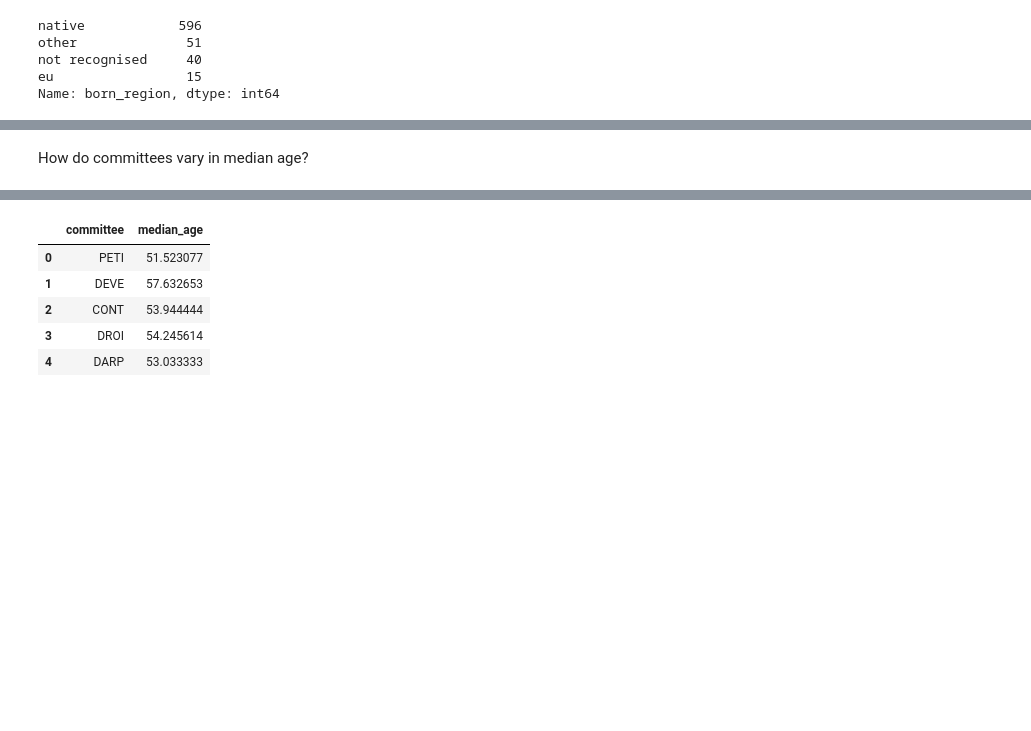
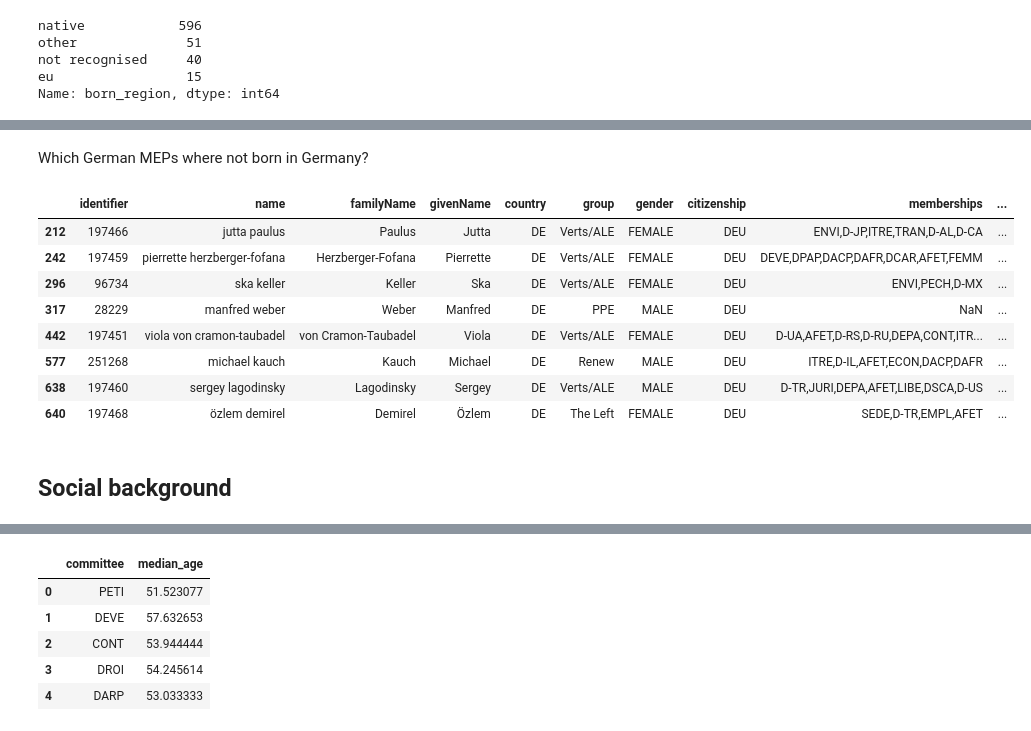
Before and after one commit to SWRdata/p081_euparlament_divers, a Jupyter notebook: analysis/analyse.ipynb, the cells around one changed output, grey strips where cells are left out. Drawn from its saved outputs; the diff is of its cells as text; code cells hidden in the pictures; blank space fills up the shorter version.

```diff
--- a/analysis/analyse.ipynb
+++ b/analysis/analyse.ipynb
@@ -177,2 +175,16 @@ plt.show()
+# %% [markdown]
+Which German MEPs where not born in Germany?
+# %%
+meps_df.loc[(meps_df["country"] == "DE") & (meps_df["born_region"] != "native")]
+# %% [output]
+|  | identifier | name | familyName | givenName | country | group | gender | citizenship | memberships | ... |
+| 212 | 197466 | jutta paulus | Paulus | Jutta | DE | Verts/ALE | FEMALE | DEU | ENVI,D-JP,ITRE,TRAN,D-AL,D-CA | ... |
+| 242 | 197459 | pierrette herzberger-fofana | Herzberger-Fofana | Pierrette | DE | Verts/ALE | FEMALE | DEU | DEVE,DPAP,DACP,DAFR,DCAR,AFET,FEMM | ... |
+| 296 | 96734 | ska keller | Keller | Ska | DE | Verts/ALE | FEMALE | DEU | ENVI,PECH,D-MX | ... |
+| 317 | 28229 | manfred weber | Weber | Manfred | DE | PPE | MALE | DEU | NaN | ... |
+| 442 | 197451 | viola von cramon-taubadel | von Cramon-Taubadel | Viola | DE | Verts/ALE | FEMALE | DEU | D-UA,AFET,D-RS,D-RU,DEPA,CONT,ITR... | ... |
+| 577 | 251268 | michael kauch | Kauch | Michael | DE | Renew | MALE | DEU | ITRE,D-IL,AFET,ECON,DACP,DAFR | ... |
+| 638 | 197460 | sergey lagodinsky | Lagodinsky | Sergey | DE | Verts/ALE | MALE | DEU | D-TR,JURI,DEPA,AFET,LIBE,DSCA,D-US | ... |
+| 640 | 197468 | özlem demirel | Demirel | Özlem | DE | The Left | FEMALE | DEU | SEDE,D-TR,EMPL,AFET | ... |
 # %% [markdown]
-How do committees vary in median age?
+## Social background
```
Also changed, not shown: parts of 31 cells of this notebook, 2 other files.
